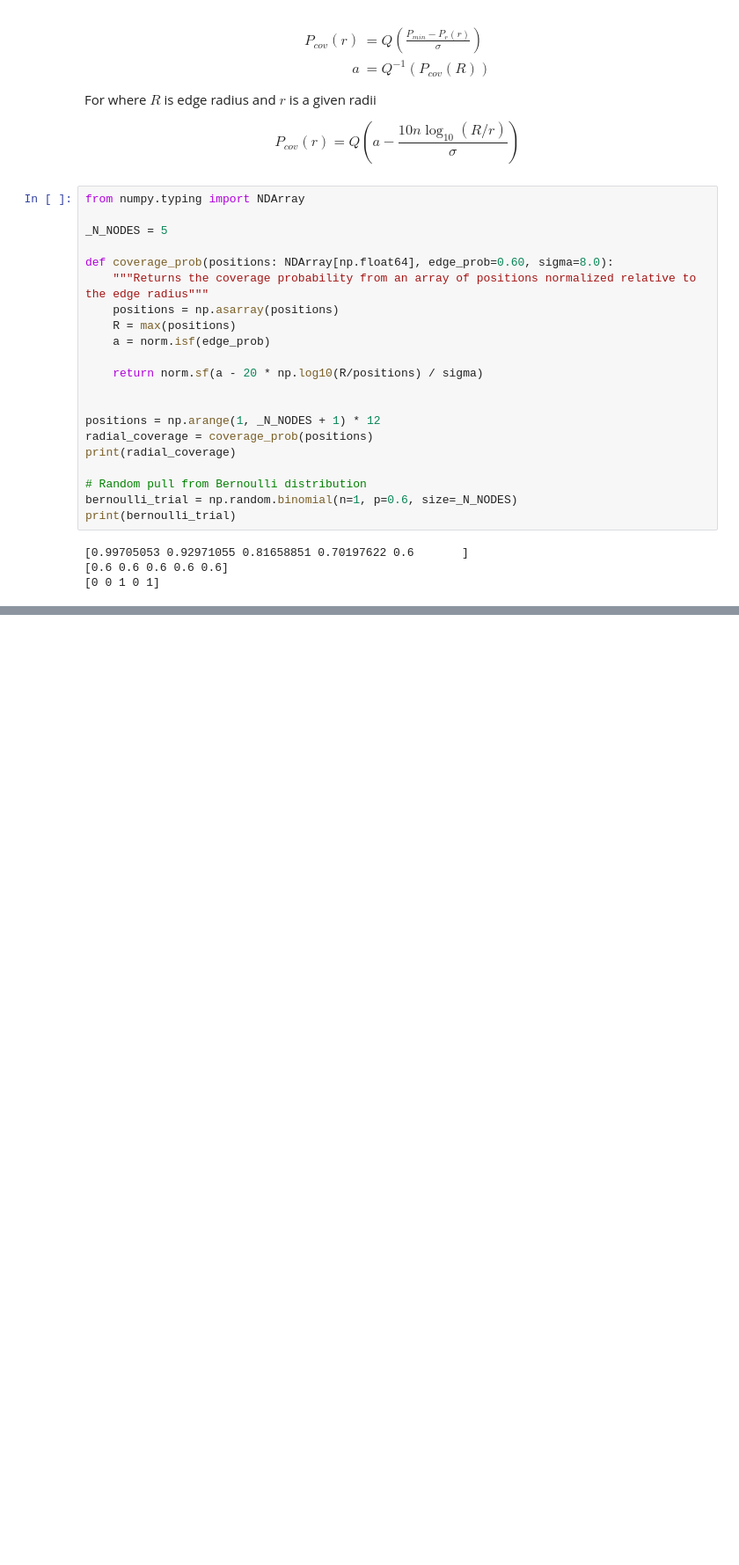
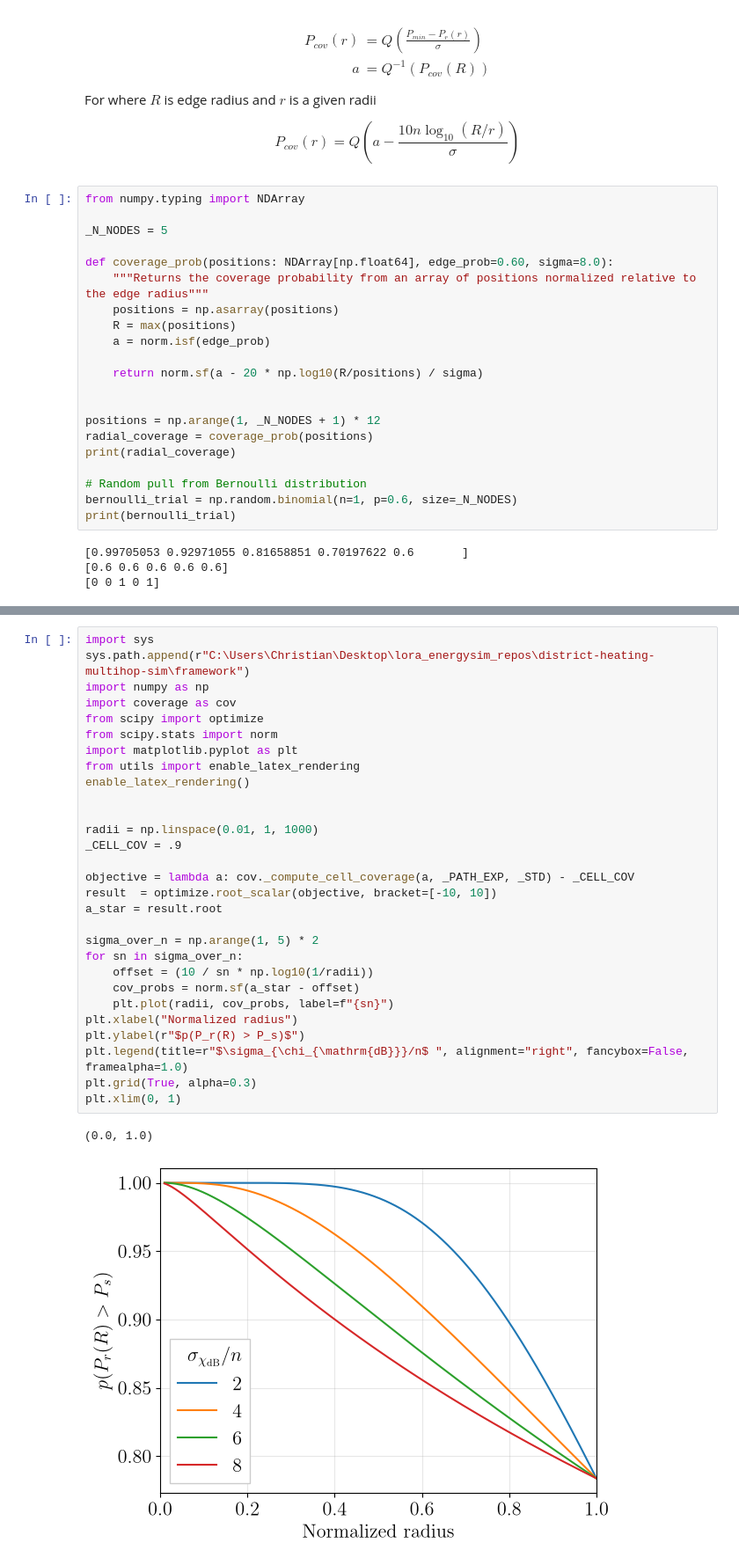
Before and after one commit to CKjaer/district-heating-multihop-sim, a Jupyter notebook: napkin/coverage_prob.ipynb, the cells around one changed output, grey strips where cells are left out. Shown at 88% size. Saved outputs shown, nothing was run; the diff lists cells and outputs as text; blank space fills up the shorter version.

```diff
--- a/napkin/coverage_prob.ipynb
+++ b/napkin/coverage_prob.ipynb
@@ -112,0 +159,32 @@ Edge probability 0.81
+# %%
+import sys
+sys.path.append(r"C:\Users\Christian\Desktop\lora_energysim_repos\district-heating-multihop-sim\framework")
+import numpy as np
+import coverage as cov
+from scipy import optimize
+from scipy.stats import norm
+import matplotlib.pyplot as plt
+from utils import enable_latex_rendering
+enable_latex_rendering()
+
+
+radii = np.linspace(0.01, 1, 1000)
+_CELL_COV = .9
+
+objective = lambda a: cov._compute_cell_coverage(a, _PATH_EXP, _STD) - _CELL_COV
+result  = optimize.root_scalar(objective, bracket=[-10, 10])
+a_star = result.root
+
+sigma_over_n = np.arange(1, 5) * 2
+for sn in sigma_over_n:
+    offset = (10 / sn * np.log10(1/radii))
+    cov_probs = norm.sf(a_star - offset)
+    plt.plot(radii, cov_probs, label=f"{sn}")
+plt.xlabel("Normalized radius")
+plt.ylabel(r"$p(P_r(R) > P_s)$")
+plt.legend(title=r"$\sigma_{\chi_{\mathrm{dB}}}/n$ ", alignment="right", fancybox=False, framealpha=1.0)
+plt.grid(True, alpha=0.3)
+plt.xlim(0, 1)
+# %% [output]
+(0.0, 1.0)
+[figure, added]
```
Also changed, not shown: parts of 3 cells of this notebook.
